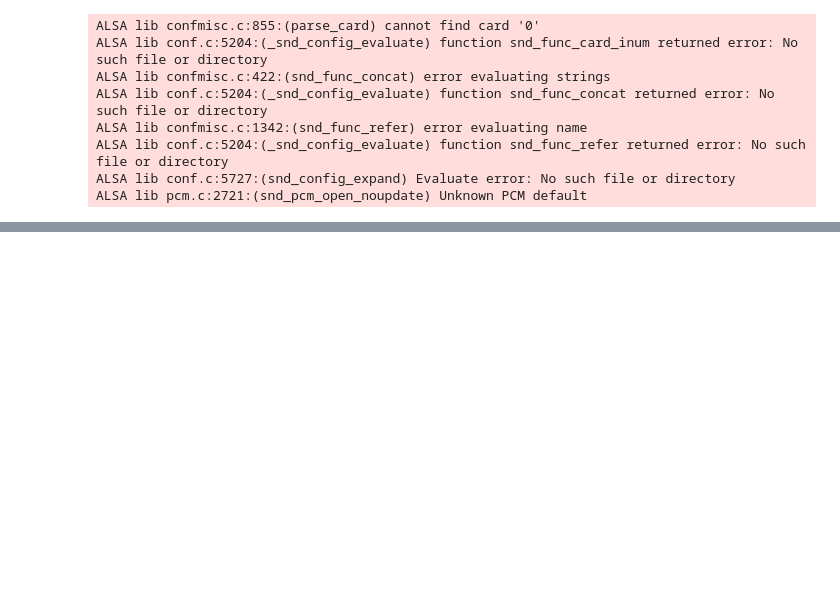
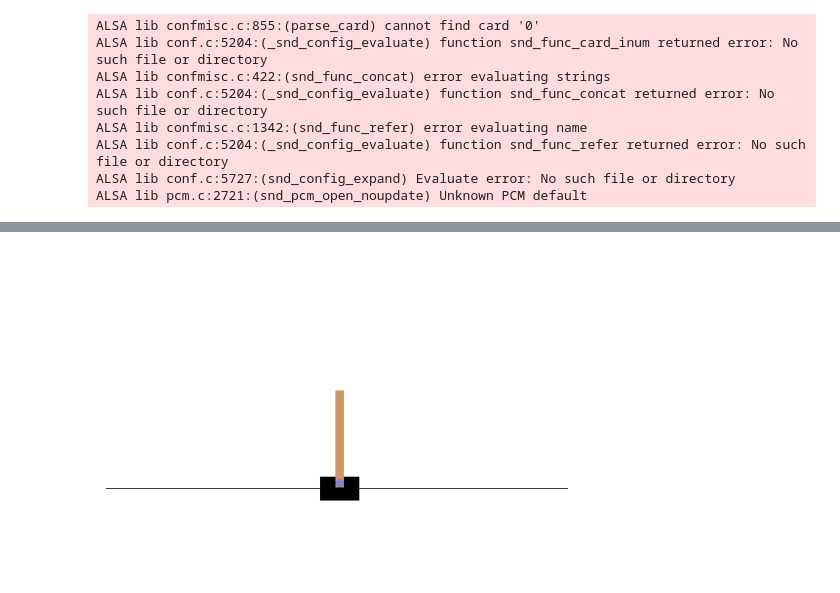
Before and after one commit to Yufeng-94/rl_fundamental, a Jupyter notebook: cartpole.ipynb, the cells around one changed output, grey strips where cells are left out. Cells and saved outputs as stored; diff of their text form; code cells hidden in the pictures; blank space fills up the shorter version.

```diff
--- a/cartpole.ipynb
+++ b/cartpole.ipynb
@@ -105,0 +145,4 @@ train_dql()
+# %%
+# Trained trail # 4
+show_animation(agent_res[4]["frames"])
+# %% [output]
@@ -105,0 +150 @@ train_dql()
+[figure, added]
```
Also changed, not shown: parts of 27 cells of this notebook, 6 other files.
